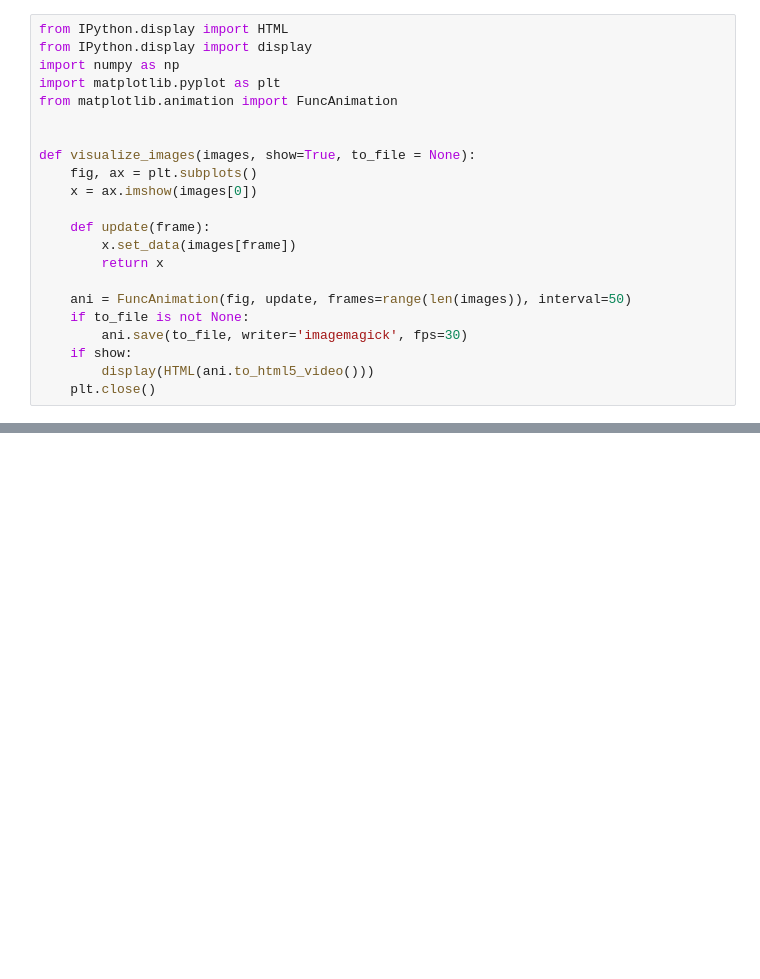
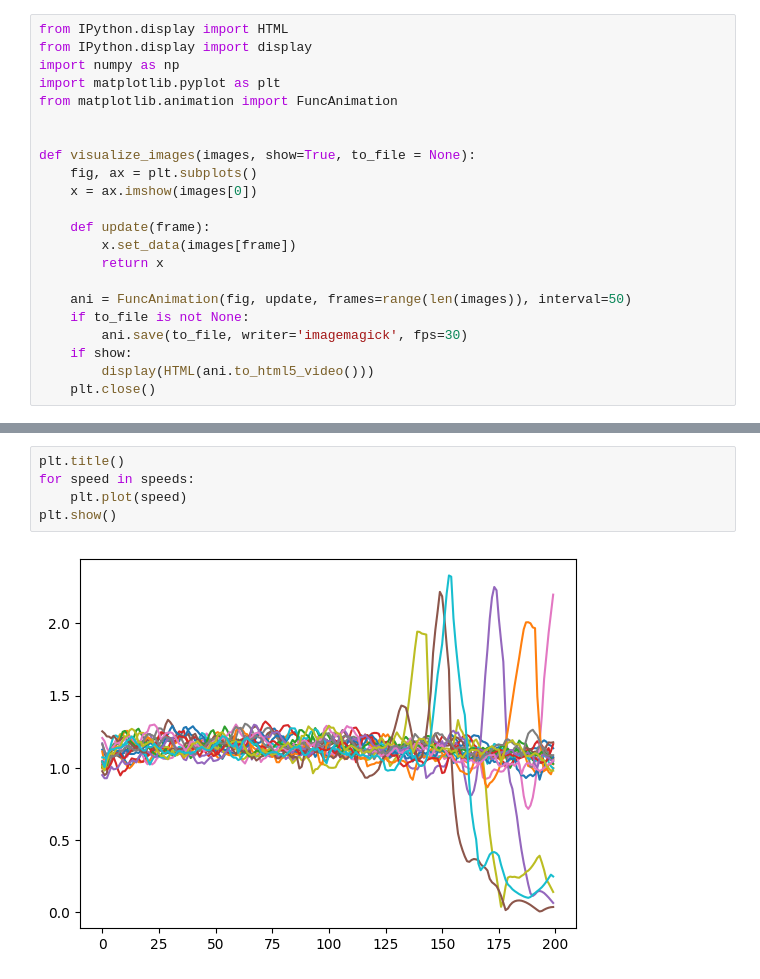
Before and after one commit to stevenabreu7/MoCapAct, a Jupyter notebook: nb_eval_expert.ipynb, the cells around one changed output, grey strips where cells are left out. Cells and saved outputs as stored; diff of their text form; blank space fills up the shorter version.

```diff
--- a/nb_eval_expert.ipynb
+++ b/nb_eval_expert.ipynb
@@ -57,0 +80,7 @@ while not done:
+# %%
+plt.title()
+for speed in speeds:
+    plt.plot(speed)
+plt.show()
+# %% [output]
+[figure, added]
```
Also changed, not shown: parts of 8 cells of this notebook, 1 other file.
